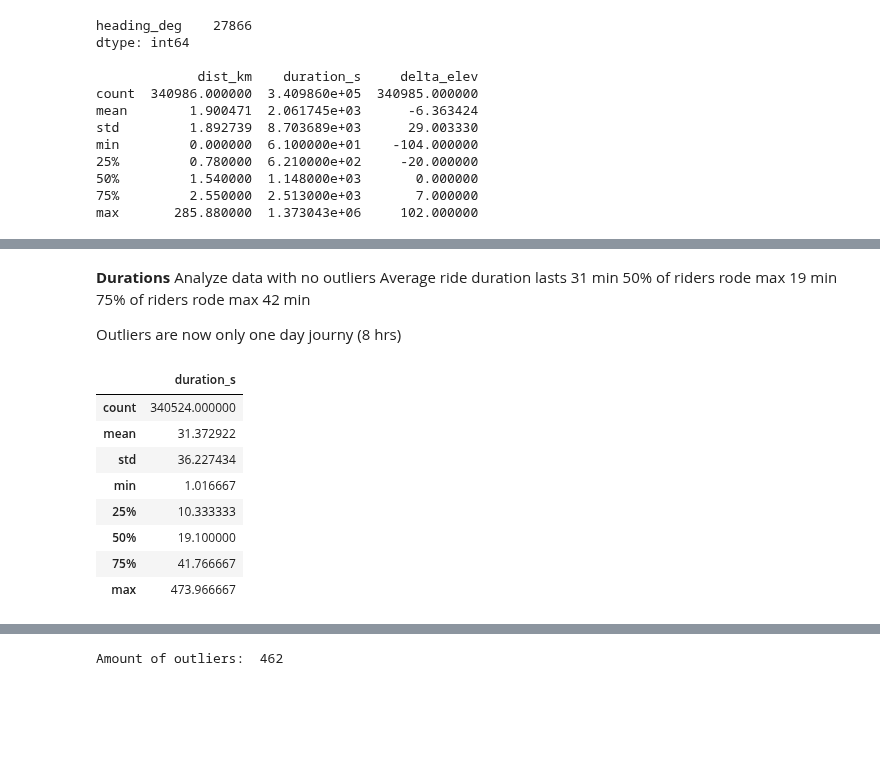
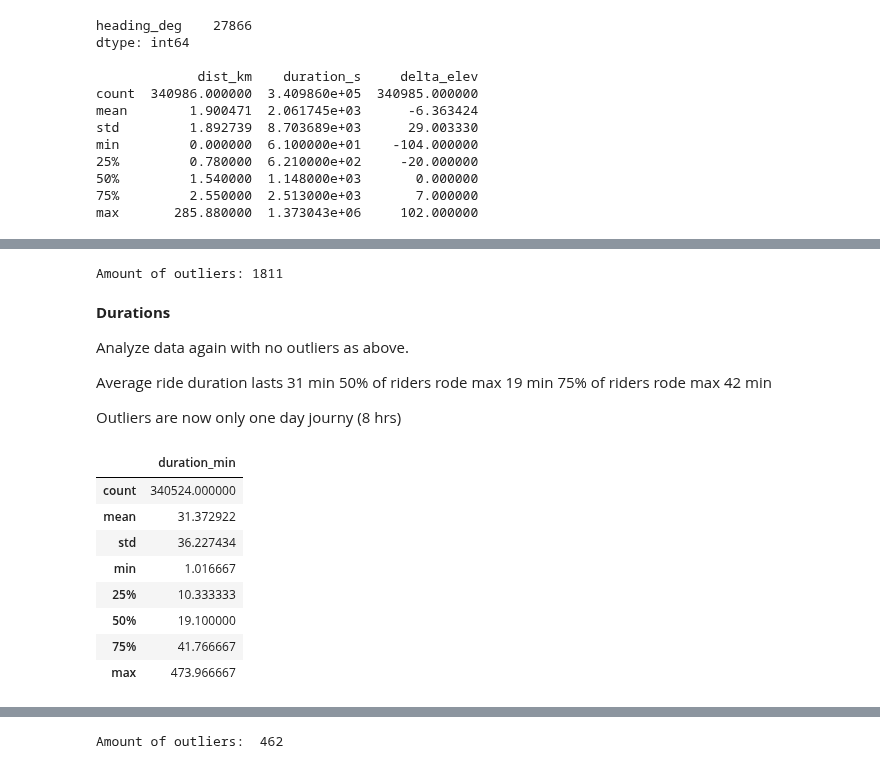
Before and after one commit to daim77/python_BI_analysis_bike_sharing, a Jupyter notebook: results.ipynb, the cells around one changed output, grey strips where cells are left out. Saved outputs shown, nothing was run; the diff lists cells and outputs as text; code cells hidden in the pictures; blank space fills up the shorter version.

```diff
--- a/results.ipynb
+++ b/results.ipynb
@@ -801,6 +797,12 @@ Amount of outliers: 1811
+# %%
+print('Amount of outliers:', bikes_df.shape[0] - df.shape[0])
+# %% [output]
+Amount of outliers: 1811
 # %% [markdown]
 **Durations**
-Analyze data with no outliers
+
+Analyze data again with no outliers as above.
+
 Average ride duration lasts 31 min
 50% of riders rode max 19 min
 75% of riders rode max 42 min
@@ -809,11 +811,17 @@ Outliers are now only one day journy (8 hrs)
 # %%
 result = full_data_df.duration_s.describe().to_dict()
 out_hi = result['75%'] + 3 * result['std']
 out_low = result['25%'] - 3 * result['std']
-df = full_data_df.loc[(full_data_df.duration_s <= out_hi) & (full_data_df.duration_s >= out_low), ['duration_s']]
+
+df = full_data_df.loc[
+    (full_data_df.duration_s <= out_hi)
+    & (full_data_df.duration_s >= out_low),
+    ['duration_s']]\
+    .rename(columns={'duration_s': 'duration_min'})
+
 (df / 60).describe()
 # %% [output]
-|  | duration_s |
+|  | duration_min |
 | count | 340524.000000 |
 | mean | 31.372922 |
 | std | 36.227434 |
```
Also changed, not shown: parts of 7 cells of this notebook.
